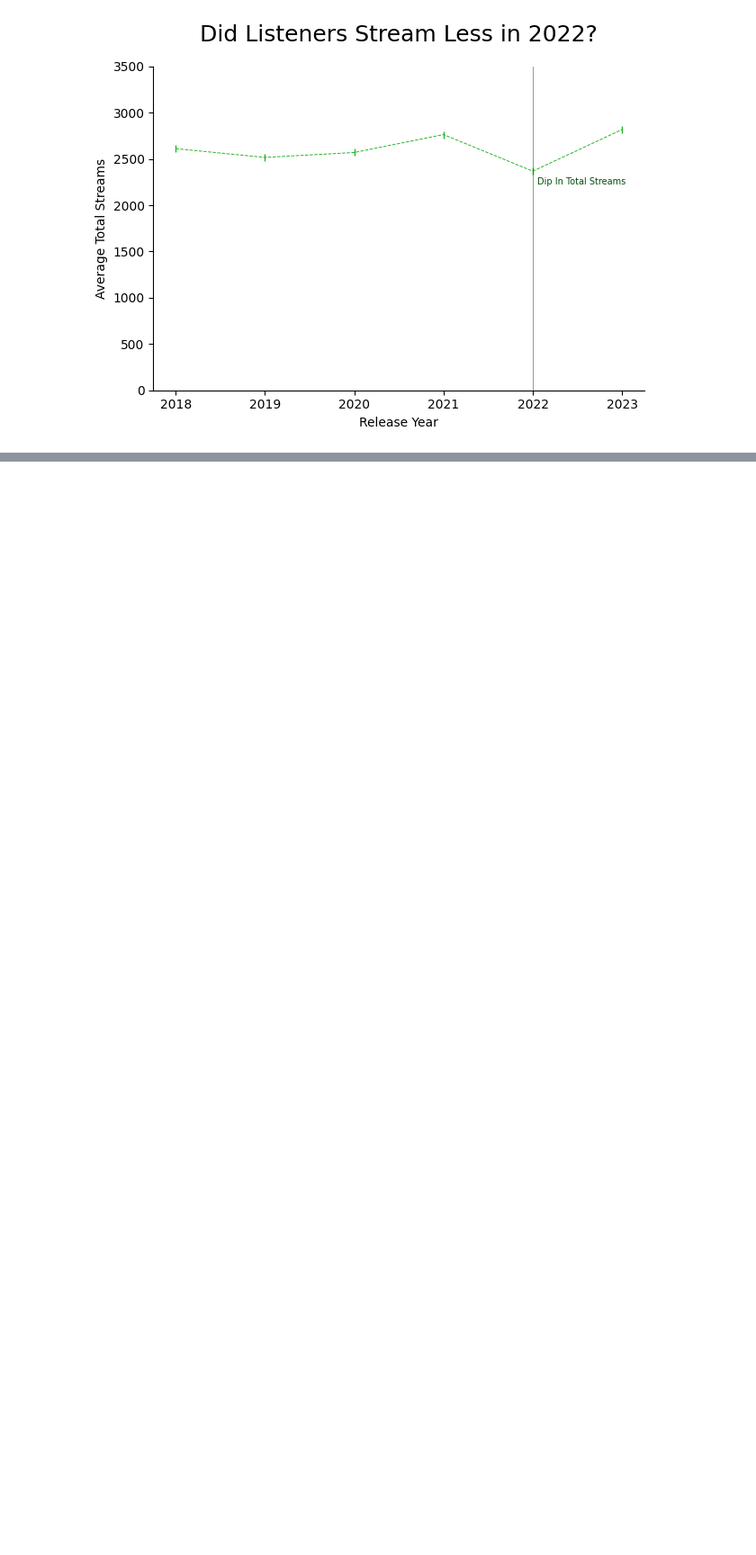
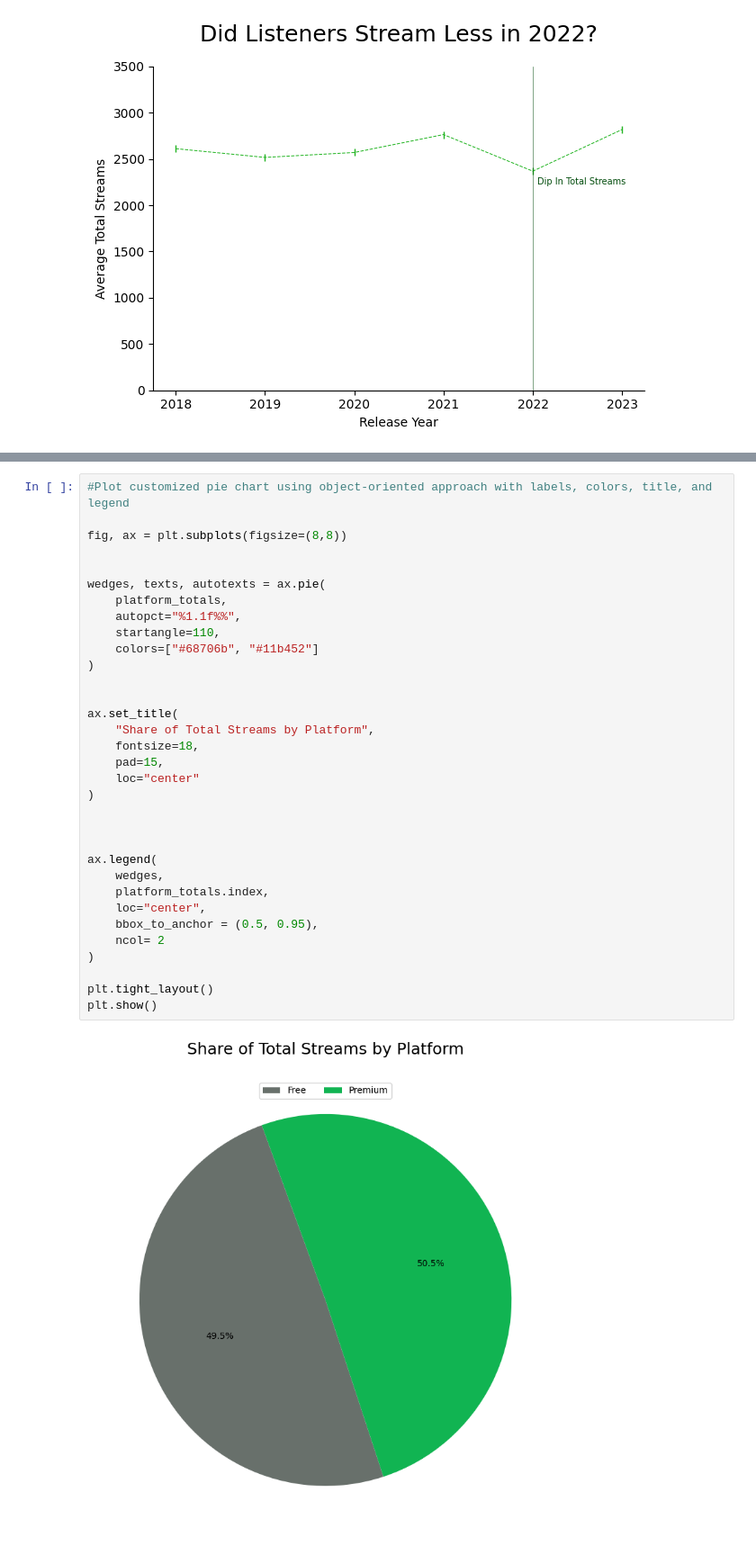
Before and after one commit to rhyman7/learning_plots_ryan_hyman, a Jupyter notebook: notebooks/visualization_practice.ipynb, the cells around one changed output, grey strips where cells are left out. Shown: that part at 90% size. Drawn from its saved outputs; the diff is of its cells as text; blank space fills up the shorter version.

```diff
--- a/notebooks/visualization_practice.ipynb
+++ b/notebooks/visualization_practice.ipynb
@@ -337,0 +382,35 @@ plt.show()
+# %%
+#Plot customized pie chart using object-oriented approach with labels, colors, title, and legend
+
+fig, ax = plt.subplots(figsize=(8,8))
+
+
+wedges, texts, autotexts = ax.pie(
+    platform_totals,
+    autopct="%1.1f%%",
+    startangle=110,
+    colors=["#68706b", "#11b452"]
+)
+
+
+ax.set_title(
+    "Share of Total Streams by Platform",
+    fontsize=18,
+    pad=15,
+    loc="center"
+)
+
+
+
+ax.legend(
+    wedges,
+    platform_totals.index,
+    loc="center",
+    bbox_to_anchor = (0.5, 0.95),
+    ncol= 2
+)
+
+plt.tight_layout()
+plt.show()
+# %% [output]
+[figure, added]
```
Also changed, not shown: parts of 4 cells of this notebook.
